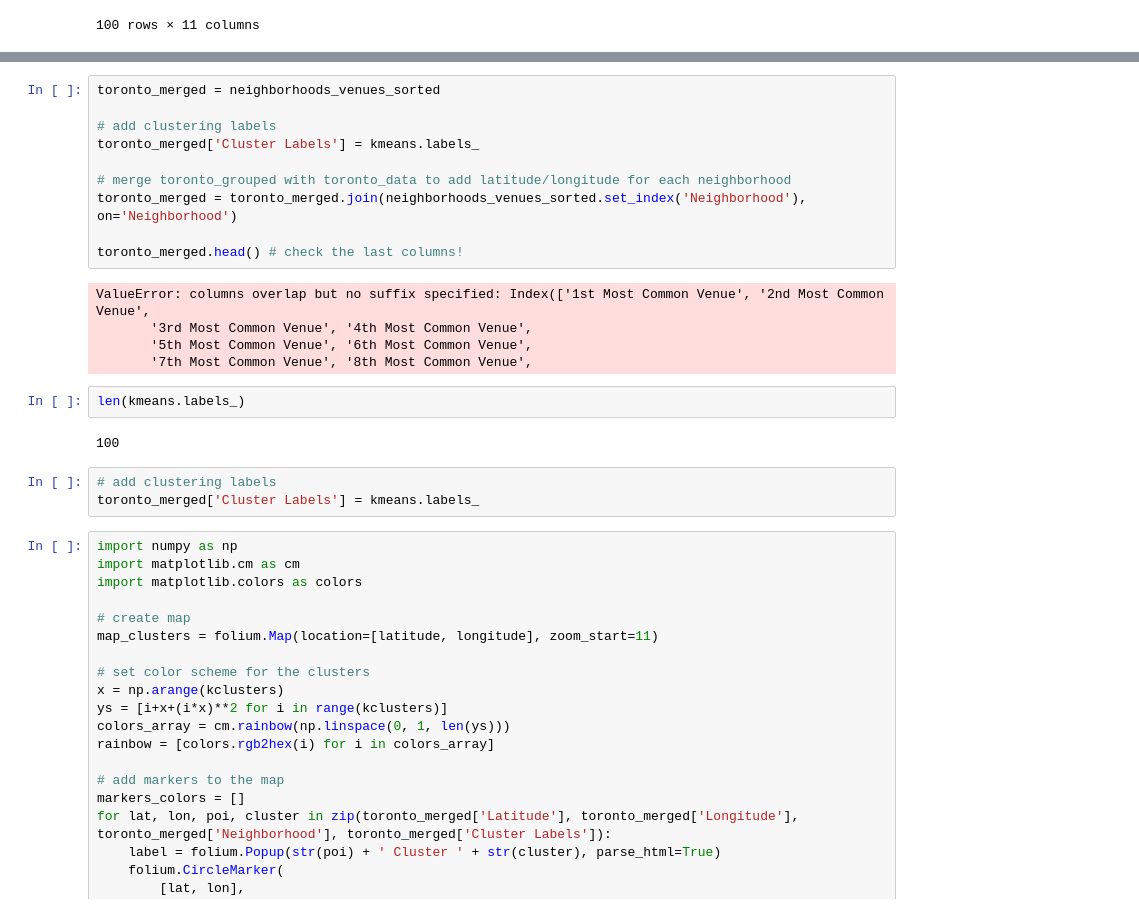
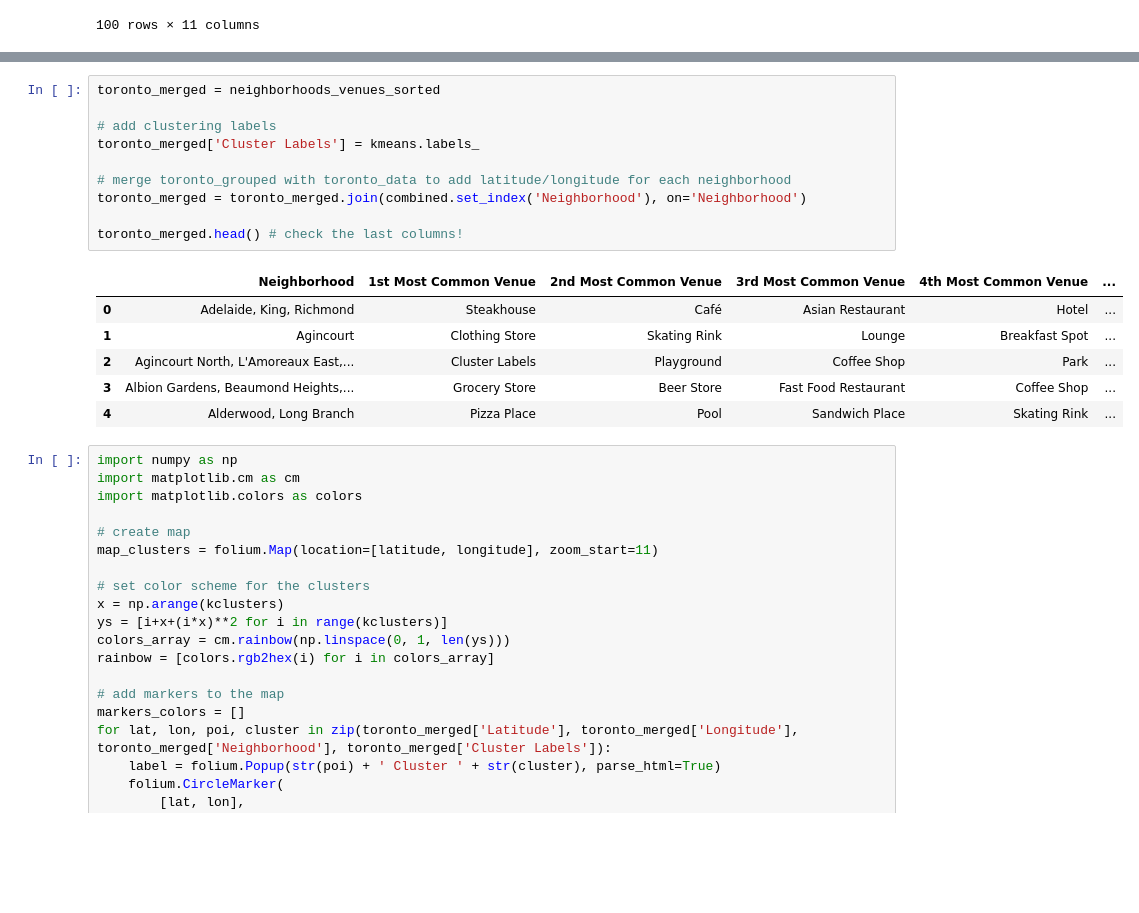
Before and after one commit to farbodab/Coursera_Capstone, a Jupyter notebook: Segmenting and Clustering Neighborhoods in Toronto.ipynb, the cells around one changed output, grey strips where cells are left out. Cells and saved outputs as stored; diff of their text form; blank space fills up the shorter version.

```diff
--- a/Segmenting and Clustering Neighborhoods in Toronto.ipynb
+++ b/Segmenting and Clustering Neighborhoods in Toronto.ipynb
@@ -407,25 +407,20 @@ array([0, 0, 1, 0, 0, 0, 0, 0, 0, 0])
 # %%
 toronto_merged = neighborhoods_venues_sorted
 
 # add clustering labels
 toronto_merged['Cluster Labels'] = kmeans.labels_
 
 # merge toronto_grouped with toronto_data to add latitude/longitude for each neighborhood
-toronto_merged = toronto_merged.join(neighborhoods_venues_sorted.set_index('Neighborhood'), on='Neighborhood')
+toronto_merged = toronto_merged.join(combined.set_index('Neighborhood'), on='Neighborhood')
 
 toronto_merged.head() # check the last columns!
 # %% [output]
-ValueError: columns overlap but no suffix specified: Index(['1st Most Common Venue', '2nd Most Common Venue',
-       '3rd Most Common Venue', '4th Most Common Venue',
-       '5th Most Common Venue', '6th Most Common Venue',
-       '7th Most Common Venue', '8th Most Common Venue',
+|  | Neighborhood | 1st Most Common Venue | 2nd Most Common Venue | 3rd Most Common Venue | 4th Most Common Venue | ... |
+| 0 | Adelaide, King, Richmond | Steakhouse | Café | Asian Restaurant | Hotel | ... |
+| 1 | Agincourt | Clothing Store | Skating Rink | Lounge | Breakfast Spot | ... |
+| 2 | Agincourt North, L'Amoreaux East,... | Cluster Labels | Playground | Coffee Shop | Park | ... |
+| 3 | Albion Gardens, Beaumond Heights,... | Grocery Store | Beer Store | Fast Food Restaurant | Coffee Shop | ... |
+| 4 | Alderwood, Long Branch | Pizza Place | Pool | Sandwich Place | Skating Rink | ... |
-# %%
-len(kmeans.labels_)
-# %% [output]
-100
-# %%
-# add clustering labels
-toronto_merged['Cluster Labels'] = kmeans.labels_
 # %%
 import numpy as np
 import matplotlib.cm as cm
```
Also changed, not shown: parts of 1 cell of this notebook, 1 other file.
